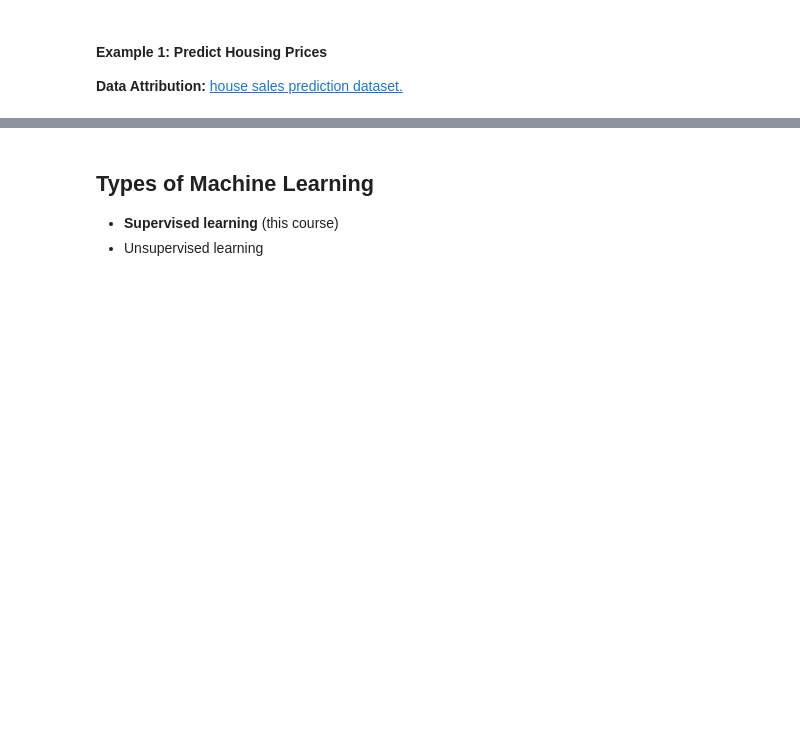
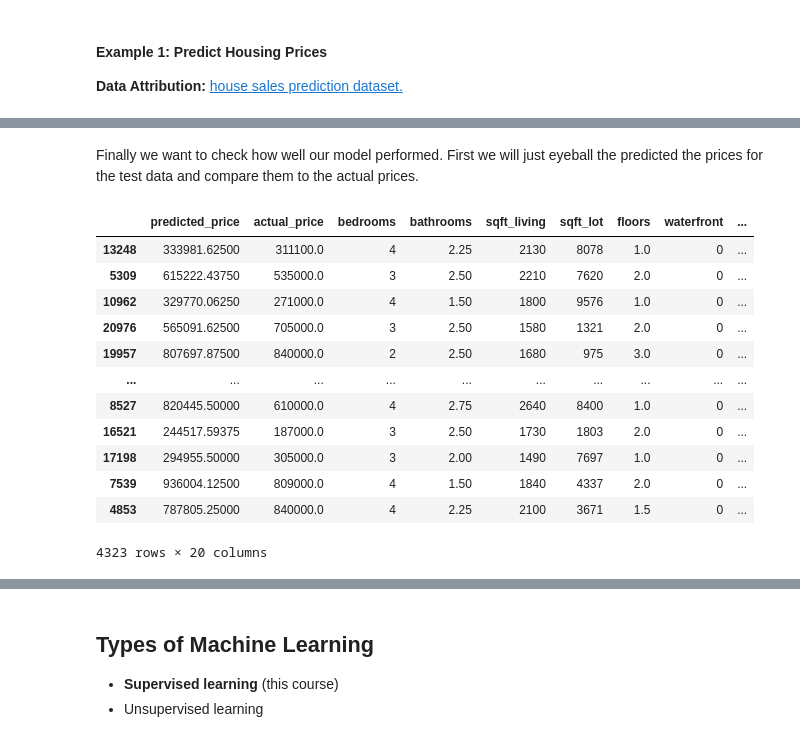
Before and after one commit to bait509-ubc/BAIT509, a Jupyter notebook: lectures/lecture1.ipynb, the cells around one changed output, grey strips where cells are left out. Saved outputs shown, nothing was run; the diff lists cells and outputs as text; code cells hidden in the pictures; blank space fills up the shorter version.

```diff
--- a/lectures/lecture1.ipynb
+++ b/lectures/lecture1.ipynb
@@ -154,8 +160,0 @@ train_df.head(5)
-# %%
-from xgboost import XGBClassifier
-X_train = train_df.drop(columns=['Class'])
-y_train = train_df['Class']
-X_test = test_df.drop(columns=['Class'])
-y_test = test_df['Class']
-model = XGBClassifier()
-model.fit(X_train, y_train);
@@ -179,0 +161,24 @@ df_concat
+# %% [markdown]
+Finally we want to check how well our model performed.
+First we will just eyeball the predicted the prices for the test data
+and compare them to the actual prices.
+# %%
+pred_df = pd.DataFrame({
+    "predicted_price": model.predict(X_test),
+    "actual_price": y_test
+})
+pred_df.join(X_test)
+# %% [output]
+|  | predicted_price | actual_price | bedrooms | bathrooms | sqft_living | sqft_lot | floors | waterfront | ... |
+| 13248 | 333981.62500 | 311100.0 | 4 | 2.25 | 2130 | 8078 | 1.0 | 0 | ... |
+| 5309 | 615222.43750 | 535000.0 | 3 | 2.50 | 2210 | 7620 | 2.0 | 0 | ... |
+| 10962 | 329770.06250 | 271000.0 | 4 | 1.50 | 1800 | 9576 | 1.0 | 0 | ... |
+| 20976 | 565091.62500 | 705000.0 | 3 | 2.50 | 1580 | 1321 | 2.0 | 0 | ... |
+| 19957 | 807697.87500 | 840000.0 | 2 | 2.50 | 1680 | 975 | 3.0 | 0 | ... |
+| ... | ... | ... | ... | ... | ... | ... | ... | ... | ... |
+| 8527 | 820445.50000 | 610000.0 | 4 | 2.75 | 2640 | 8400 | 1.0 | 0 | ... |
+| 16521 | 244517.59375 | 187000.0 | 3 | 2.50 | 1730 | 1803 | 2.0 | 0 | ... |
+| 17198 | 294955.50000 | 305000.0 | 3 | 2.00 | 1490 | 7697 | 1.0 | 0 | ... |
+| 7539 | 936004.12500 | 809000.0 | 4 | 1.50 | 1840 | 4337 | 2.0 | 0 | ... |
+| 4853 | 787805.25000 | 840000.0 | 4 | 2.25 | 2100 | 3671 | 1.5 | 0 | ... |
+4323 rows × 20 columns
```
Also changed, not shown: parts of 26 cells of this notebook.
